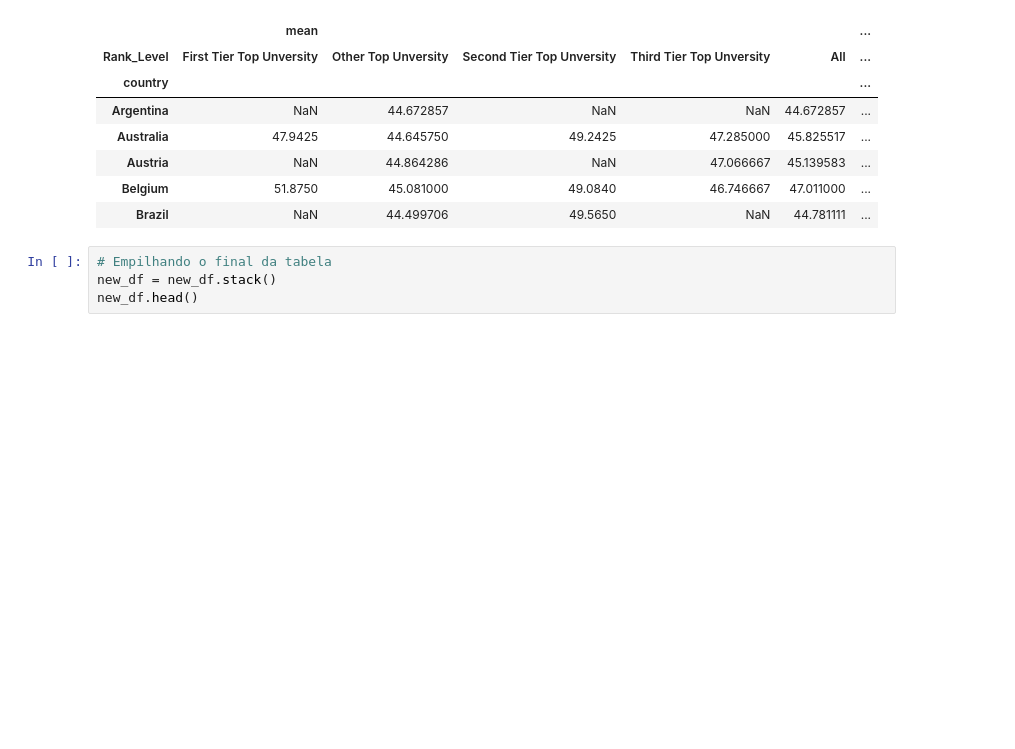
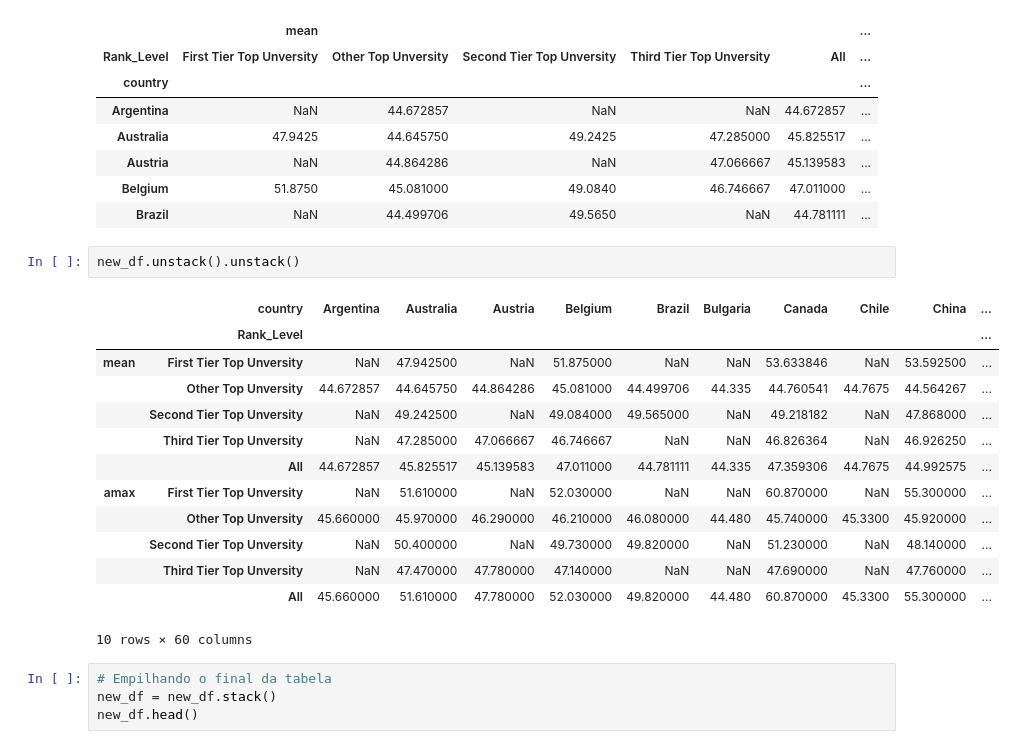
Before and after one commit to WallaceHolanda/PythonCourseMichigan, a Jupyter notebook: Semana 3/Semana 3.ipynb, the cells around one changed output. Saved outputs shown, nothing was run; the diff lists cells and outputs as text; blank space fills up the shorter version.

```diff
--- a/Semana 3/Semana 3.ipynb
+++ b/Semana 3/Semana 3.ipynb
@@ -858,6 +858,22 @@ new_df.head()
 | Austria | NaN | 44.864286 | NaN | 47.066667 | 45.139583 | ... |
 | Belgium | 51.8750 | 45.081000 | 49.0840 | 46.746667 | 47.011000 | ... |
 | Brazil | NaN | 44.499706 | 49.5650 | NaN | 44.781111 | ... |
+# %%
+new_df.unstack().unstack()
+# %% [output]
+|  | country | Argentina | Australia | Austria | Belgium | Brazil | Bulgaria | Canada | Chile | China | ... |
+|  | Rank_Level |  |  |  |  |  |  |  |  |  | ... |
+| mean | First Tier Top Unversity | NaN | 47.942500 | NaN | 51.875000 | NaN | NaN | 53.633846 | NaN | 53.592500 | ... |
+|  | Other Top Unversity | 44.672857 | 44.645750 | 44.864286 | 45.081000 | 44.499706 | 44.335 | 44.760541 | 44.7675 | 44.564267 | ... |
+|  | Second Tier Top Unversity | NaN | 49.242500 | NaN | 49.084000 | 49.565000 | NaN | 49.218182 | NaN | 47.868000 | ... |
+|  | Third Tier Top Unversity | NaN | 47.285000 | 47.066667 | 46.746667 | NaN | NaN | 46.826364 | NaN | 46.926250 | ... |
+|  | All | 44.672857 | 45.825517 | 45.139583 | 47.011000 | 44.781111 | 44.335 | 47.359306 | 44.7675 | 44.992575 | ... |
+| amax | First Tier Top Unversity | NaN | 51.610000 | NaN | 52.030000 | NaN | NaN | 60.870000 | NaN | 55.300000 | ... |
+|  | Other Top Unversity | 45.660000 | 45.970000 | 46.290000 | 46.210000 | 46.080000 | 44.480 | 45.740000 | 45.3300 | 45.920000 | ... |
+|  | Second Tier Top Unversity | NaN | 50.400000 | NaN | 49.730000 | 49.820000 | NaN | 51.230000 | NaN | 48.140000 | ... |
+|  | Third Tier Top Unversity | NaN | 47.470000 | 47.780000 | 47.140000 | NaN | NaN | 47.690000 | NaN | 47.760000 | ... |
+|  | All | 45.660000 | 51.610000 | 47.780000 | 52.030000 | 49.820000 | 44.480 | 60.870000 | 45.3300 | 55.300000 | ... |
+10 rows × 60 columns
 # %%
 # Empilhando o final da tabela
 new_df = new_df.stack()
```
